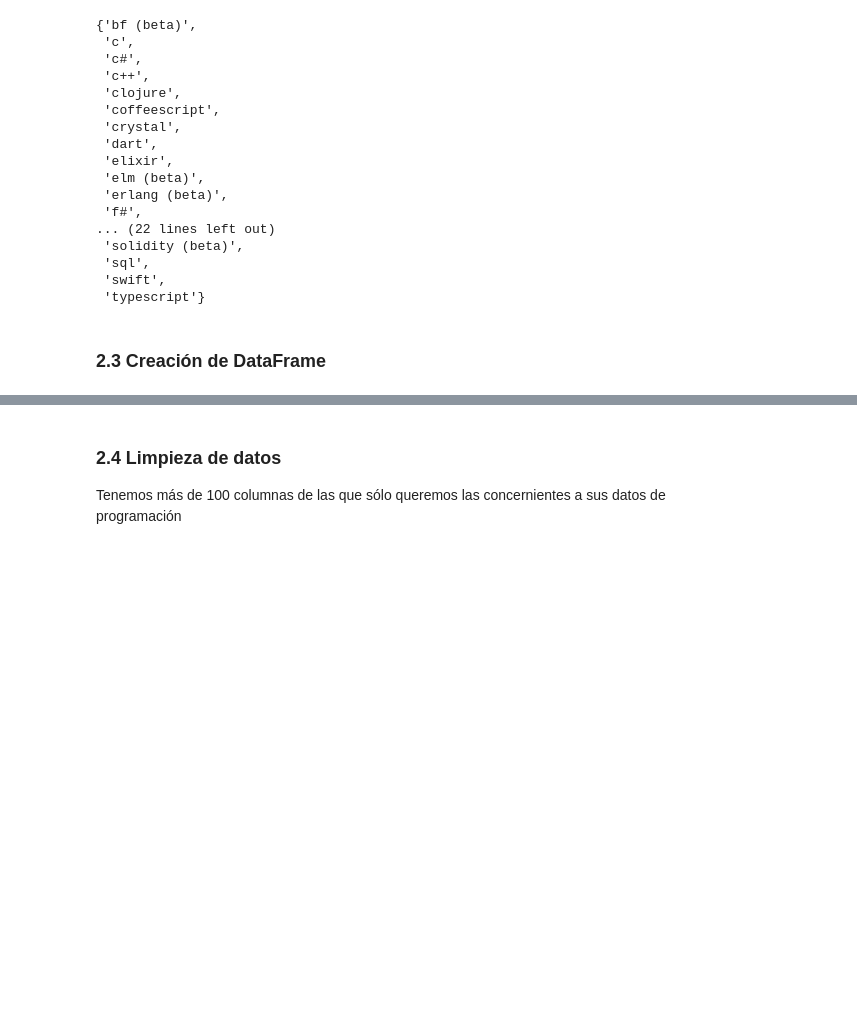
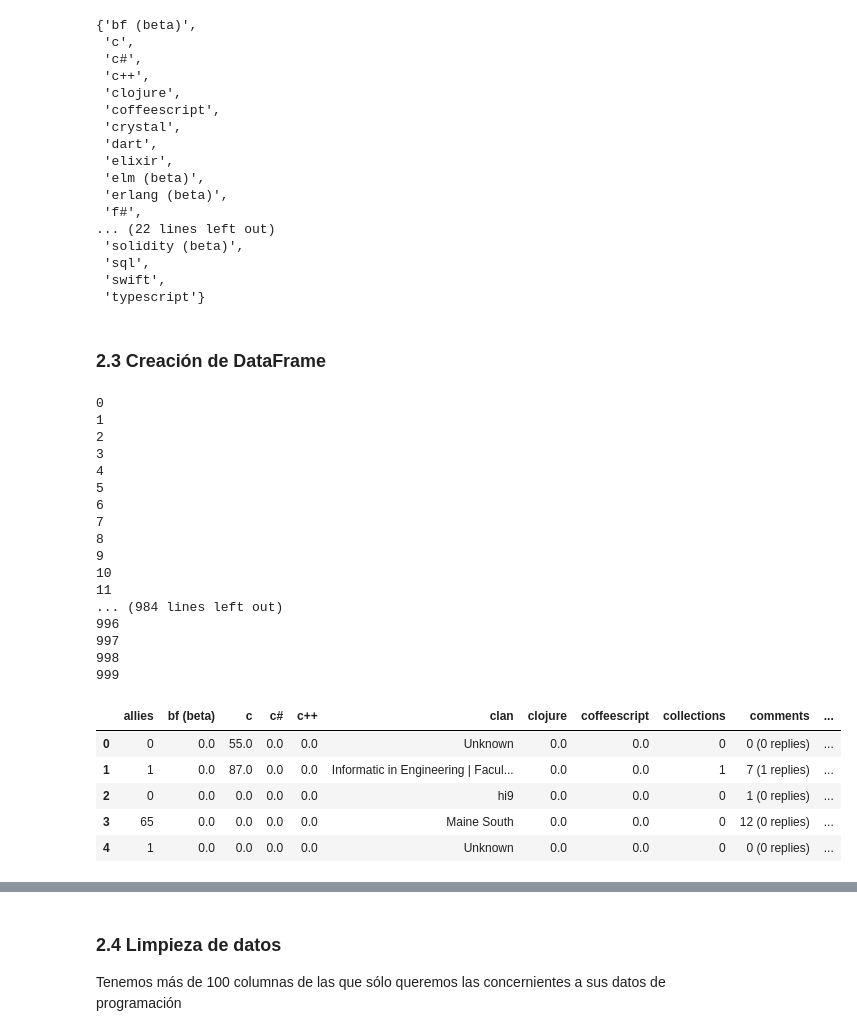
Before and after one commit to albertogcmr/final-project-codewars-ih, a Jupyter notebook: source/codewars-leaderboard.ipynb, the cells around one changed output, grey strips where cells are left out. Saved outputs shown, nothing was run; the diff lists cells and outputs as text; code cells hidden in the pictures; blank space fills up the shorter version.

```diff
--- a/source/codewars-leaderboard.ipynb
+++ b/source/codewars-leaderboard.ipynb
@@ -290,15 +292,44 @@ def create_row(data, new_user):
 df_users = pd.DataFrame()
 # %%
 # Por cada uno de los usuarios recopilados, creamos un registro en df_users
-total_500 = [u for u in total][0:1000]
+total_500 = [u for u in total][:]
+fallos = []
+
+# iniciar la medición de tiempo
 for i, user in enumerate(total_500):
     try:
         df_users = create_row(data=df_users, new_user=user)
         print(i)
     except:
         print('Fallo:', user)
+        fallos.append(user)
 
+# terminar la medición de tiempo
 df_users.head()
+# %% [output]
+0
+1
+2
+3
+4
+5
+6
+7
+8
+9
+10
+11
+... (984 lines left out)
+996
+997
+998
+999
+|  | allies | bf (beta) | c | c# | c++ | clan | clojure | coffeescript | collections | comments | ... |
+| 0 | 0 | 0.0 | 55.0 | 0.0 | 0.0 | Unknown | 0.0 | 0.0 | 0 | 0 (0 replies) | ... |
+| 1 | 1 | 0.0 | 87.0 | 0.0 | 0.0 | Informatic in Engineering | Facul... | 0.0 | 0.0 | 1 | 7 (1 replies) | ... |
+| 2 | 0 | 0.0 | 0.0 | 0.0 | 0.0 | hi9 | 0.0 | 0.0 | 0 | 1 (0 replies) | ... |
+| 3 | 65 | 0.0 | 0.0 | 0.0 | 0.0 | Maine South | 0.0 | 0.0 | 0 | 12 (0 replies) | ... |
+| 4 | 1 | 0.0 | 0.0 | 0.0 | 0.0 | Unknown | 0.0 | 0.0 | 0 | 0 (0 replies) | ... |
 # %%
 df_users = create_row(data=df_users, new_user='ijcernicharo')
 df_users = create_row(data=df_users, new_user='pablobarrio')
```
Also changed, not shown: parts of 6 cells of this notebook.
